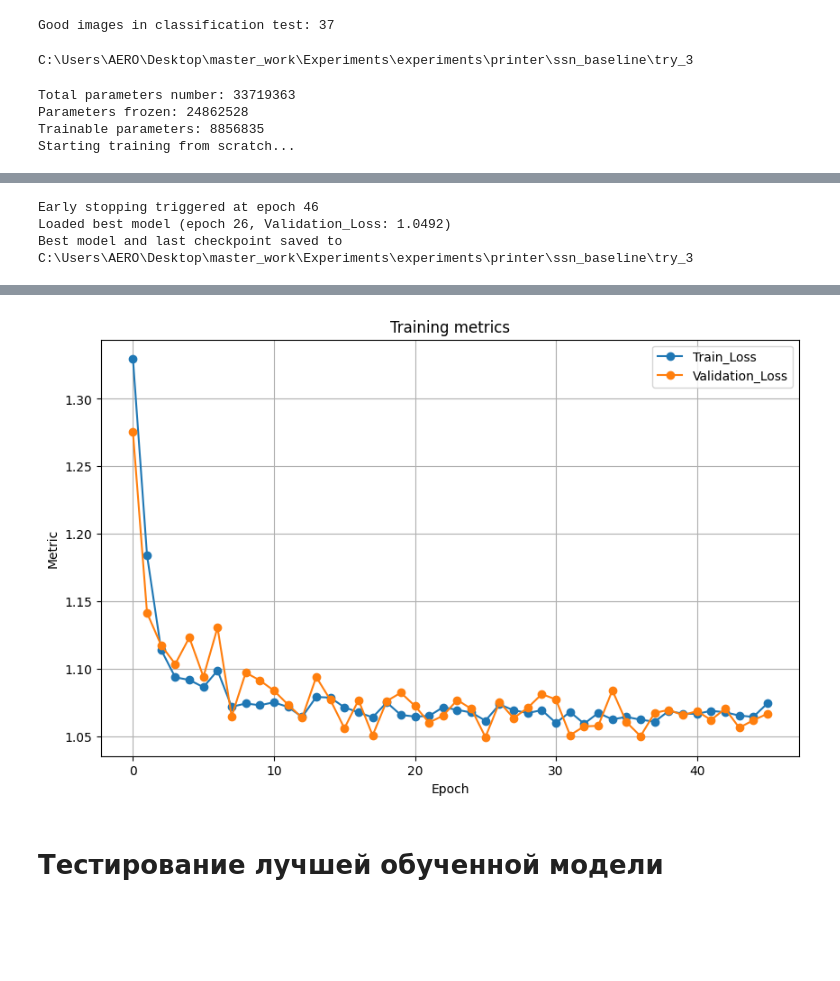
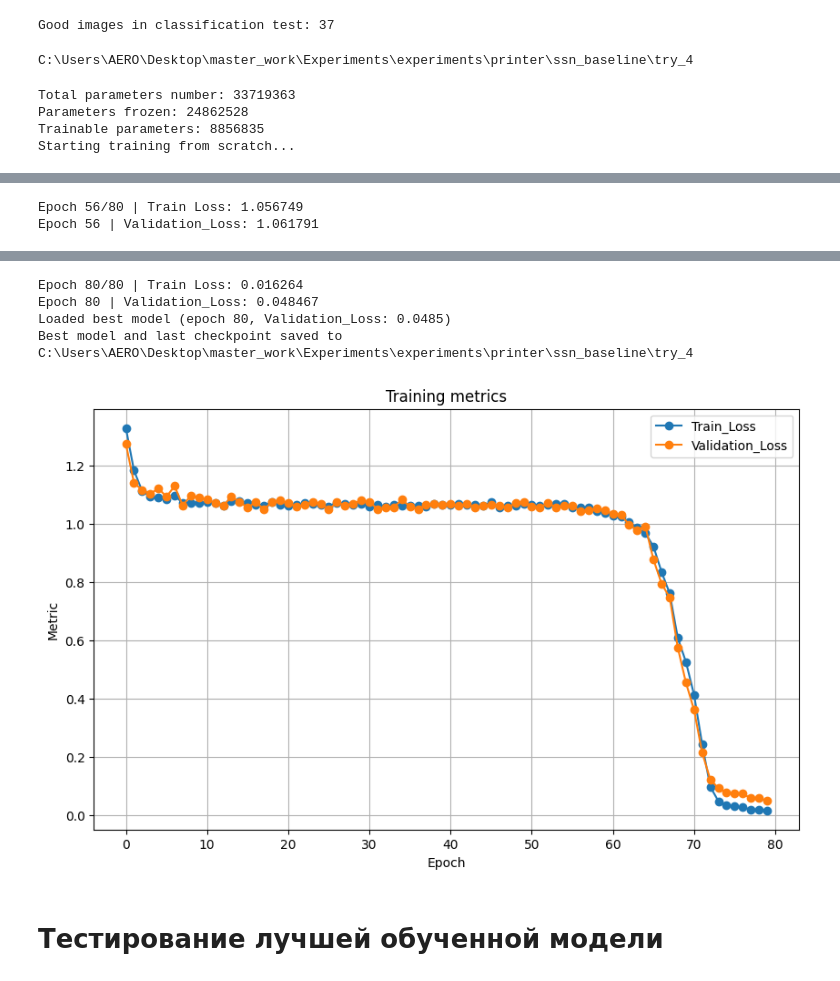
Before and after one commit to Buyan-Kirill/Graduate_work, a Jupyter notebook: code/SuperSimpleNet_printer.ipynb, the cells around one changed output, grey strips where cells are left out. Cells and saved outputs as stored; diff of their text form; code cells hidden in the pictures; blank space fills up the shorter version.

Commit message:
ssn on printer dataset baseline try_4

```diff
--- a/code/SuperSimpleNet_printer.ipynb
+++ b/code/SuperSimpleNet_printer.ipynb
@@ -86,9 +86,9 @@ max_train_images_per_date = 250
 max_val_images_per_date = 100
 max_test_good_images = None
 max_test_anomaly_images = None
-test_visualization_per_class = 3
+test_visualization_per_class = 10
 coordinate_bin_size = 512
-num_train_epochs = 70
+num_train_epochs = 80
 
 quality_metric_names = ["image_roc_auc_raw", "pixel_aupro"]
 
@@ -859,12 +859,12 @@ def train_ssn_with_validation(
 torch.cuda.empty_cache()
 # %%
 logs_path = "ssn_baseline"
-experiment_try = "try_3"
+experiment_try = "try_4"
 experiments_root = resolve_project_path("experiments")
 log_dir = os.path.join(experiments_root, class_name, logs_path, experiment_try)
 print(os.path.abspath(log_dir))
 # %% [output]
-C:\Users\AERO\Desktop\master_work\Experiments\experiments\printer\ssn_baseline\try_3
+C:\Users\AERO\Desktop\master_work\Experiments\experiments\printer\ssn_baseline\try_4
 # %%
 model = SupersimplenetModel(
         backbone="wide_resnet50_2.tv_in1k",
@@ -884,12 +884,12 @@ trained_model = train_ssn_with_validation(
     learning_rate=1e-4,
     weight_decay=1e-5,
     device=device,
-    log_interval=7,
+    log_interval=8,
     log_dir=log_dir,
     batch_size=10,
     resume_from_checkpoint=False,
     freeze_extractor=True,
-    early_stopping_patience=20,
+    early_stopping_patience=40,
     early_stopping_metric="Validation_Loss",
     early_stopping_mode="min"
 )
@@ -913,3 +913,2 @@ Epoch 42 | Validation_Loss: 1.061910
-Early stopping triggered at epoch 46
-Loaded best model (epoch 26, Validation_Loss: 1.0492)
-Best model and last checkpoint saved to C:\Users\AERO\Desktop\master_work\Experiments\experiments\printer\ssn_baseline\try_3
+Epoch 56/80 | Train Loss: 1.056749
+Epoch 56 | Validation_Loss: 1.061791
@@ -916,4 +919,8 @@ Best model and last checkpoint saved to C:\Users\AERO\Desktop\master_work\Experi
+Epoch 80/80 | Train Loss: 0.016264
+Epoch 80 | Validation_Loss: 0.048467
+Loaded best model (epoch 80, Validation_Loss: 0.0485)
+Best model and last checkpoint saved to C:\Users\AERO\Desktop\master_work\Experiments\experiments\printer\ssn_baseline\try_4
-[figure, old version]
+[figure, new version]
 # %% [markdown]
 # Тестирование лучшей обученной модели
 # %%
```
Also changed, not shown: parts of 2 cells of this notebook, 24 other files.
